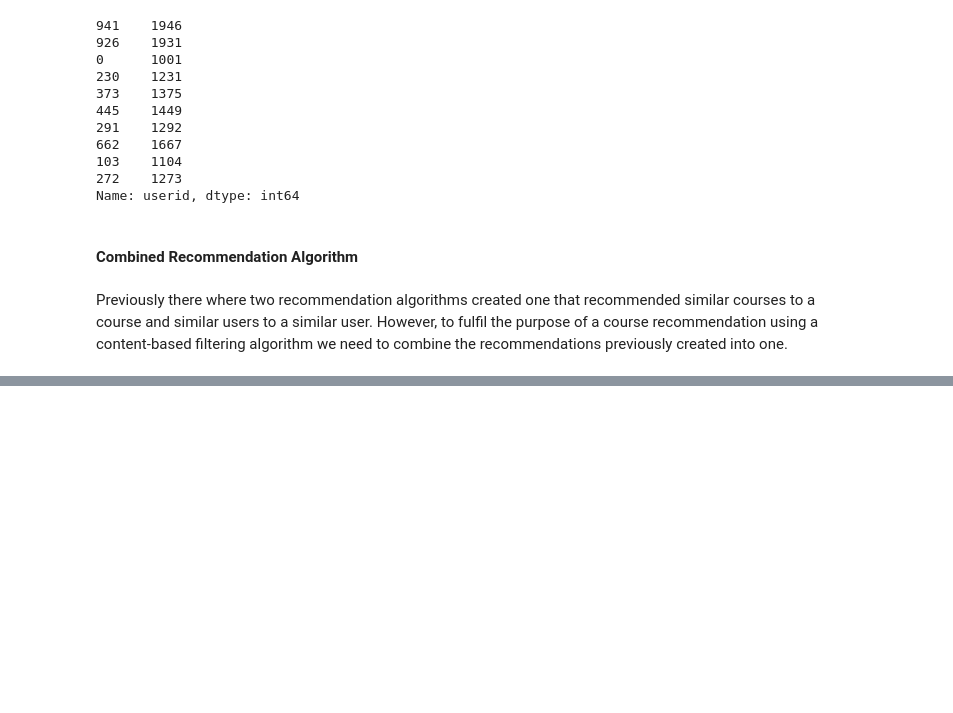
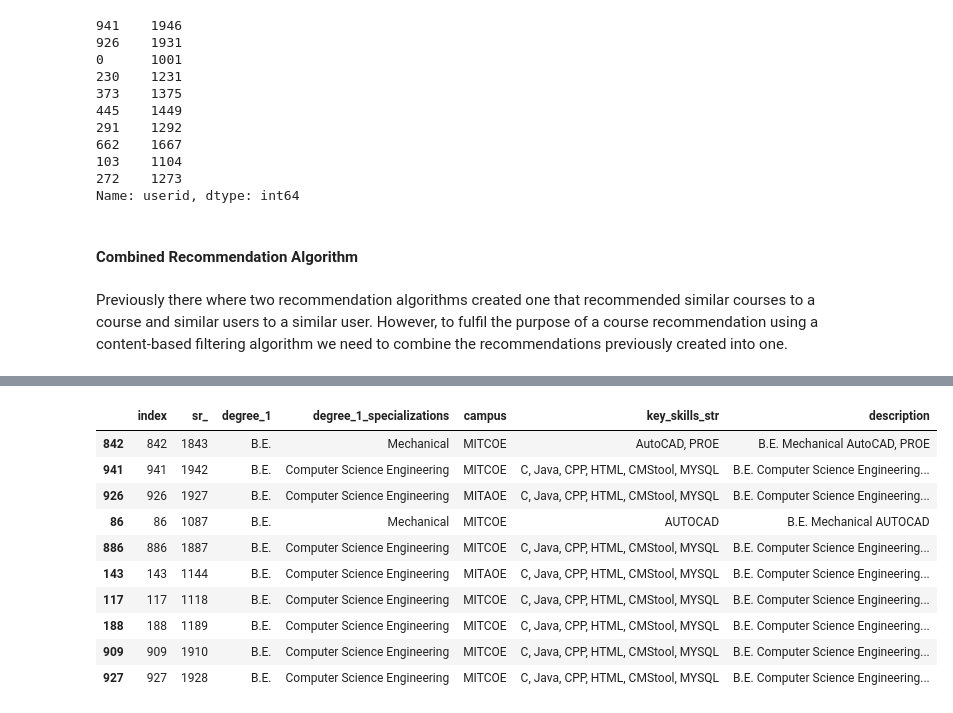
Before and after one commit to janiceXerri21/JaniceXerri_FYP_PCRS_VRLE_2024, a Jupyter notebook: TestingContentBased.ipynb, the cells around one changed output, grey strips where cells are left out. Saved outputs shown, nothing was run; the diff lists cells and outputs as text; code cells hidden in the pictures; blank space fills up the shorter version.

```diff
--- a/TestingContentBased.ipynb
+++ b/TestingContentBased.ipynb
@@ -342,0 +465,15 @@ cb_user_dataset.head()
+# %%
+#getting the similar course recs for user 1001
+get_course_cf_recommendations(1001).head(10)
+# %% [output]
+|  | index | sr_ | degree_1 | degree_1_specializations | campus | key_skills_str | description |
+| 842 | 842 | 1843 | B.E. | Mechanical | MITCOE | AutoCAD, PROE | B.E. Mechanical AutoCAD, PROE |
+| 941 | 941 | 1942 | B.E. | Computer Science Engineering | MITCOE | C, Java, CPP, HTML, CMStool, MYSQL | B.E. Computer Science Engineering... |
+| 926 | 926 | 1927 | B.E. | Computer Science Engineering | MITAOE | C, Java, CPP, HTML, CMStool, MYSQL | B.E. Computer Science Engineering... |
+| 86 | 86 | 1087 | B.E. | Mechanical | MITCOE | AUTOCAD | B.E. Mechanical AUTOCAD |
+| 886 | 886 | 1887 | B.E. | Computer Science Engineering | MITCOE | C, Java, CPP, HTML, CMStool, MYSQL | B.E. Computer Science Engineering... |
+| 143 | 143 | 1144 | B.E. | Computer Science Engineering | MITAOE | C, Java, CPP, HTML, CMStool, MYSQL | B.E. Computer Science Engineering... |
+| 117 | 117 | 1118 | B.E. | Computer Science Engineering | MITCOE | C, Java, CPP, HTML, CMStool, MYSQL | B.E. Computer Science Engineering... |
+| 188 | 188 | 1189 | B.E. | Computer Science Engineering | MITCOE | C, Java, CPP, HTML, CMStool, MYSQL | B.E. Computer Science Engineering... |
+| 909 | 909 | 1910 | B.E. | Computer Science Engineering | MITCOE | C, Java, CPP, HTML, CMStool, MYSQL | B.E. Computer Science Engineering... |
+| 927 | 927 | 1928 | B.E. | Computer Science Engineering | MITCOE | C, Java, CPP, HTML, CMStool, MYSQL | B.E. Computer Science Engineering... |
```
Also changed, not shown: parts of 23 cells of this notebook.
